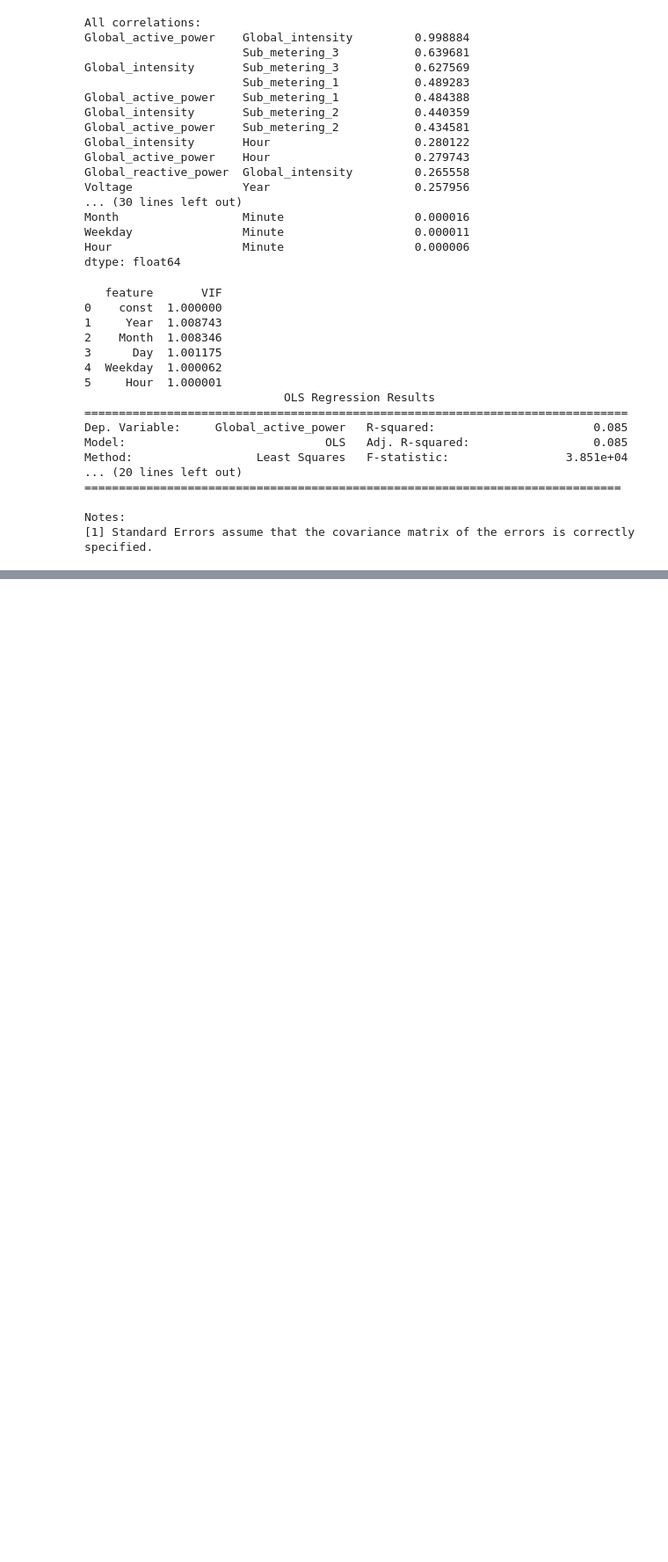
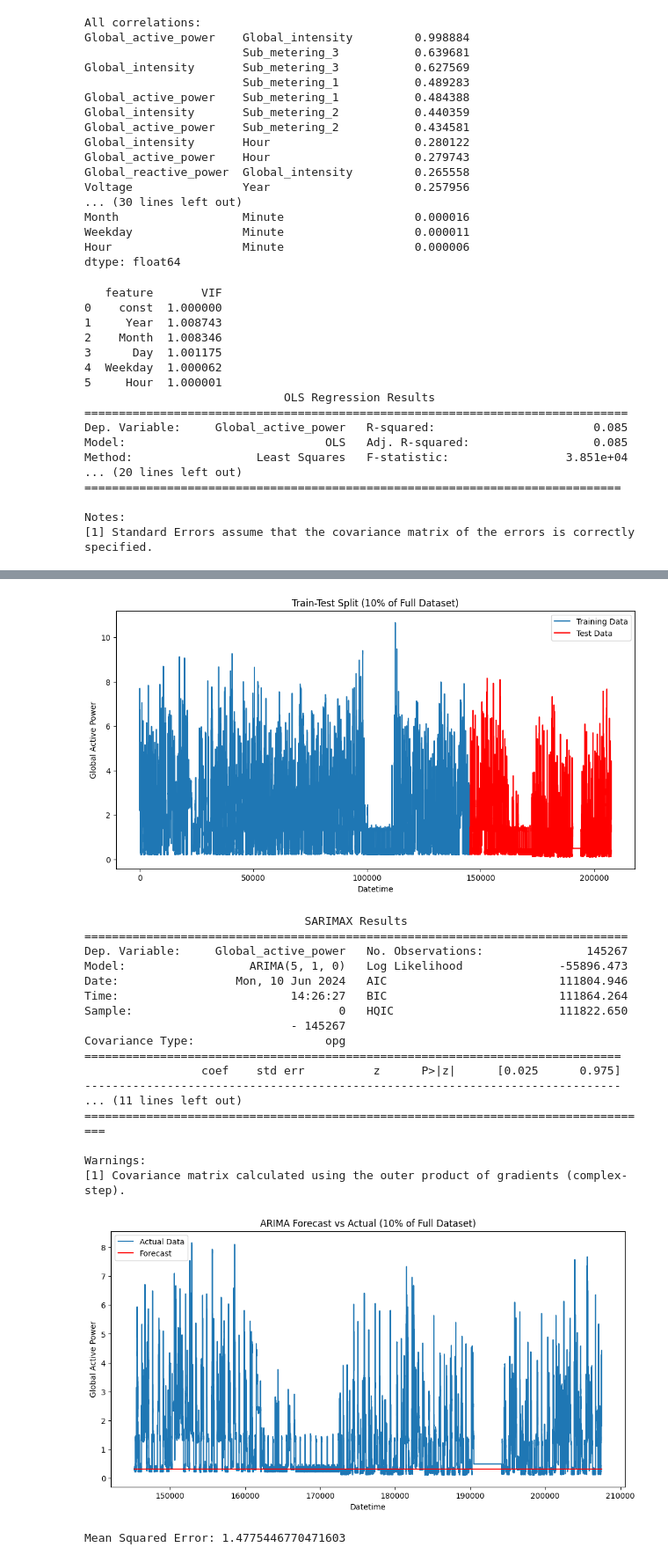
Before and after one commit to Ozziehman/Energiescan, a Jupyter notebook: EDA_household_power_consumption.ipynb, the cells around one changed output, grey strips where cells are left out. Shown at 88% size. Cells and saved outputs as stored; diff of their text form; code cells hidden in the pictures; blank space fills up the shorter version.

Commit message:
added arima work

```diff
--- a/EDA_household_power_consumption.ipynb
+++ b/EDA_household_power_consumption.ipynb
@@ -99,14 +99,16 @@ df.isnull().sum().sum()
 # %%
 #sns.pairplot(df)
 # %%
-df['Year'] = df['DateTime'].dt.year
-df['Month'] = df['DateTime'].dt.month
-df['Day'] = df['DateTime'].dt.day
-df['Weekday'] = df['DateTime'].dt.weekday  # monday=0, sunday=6
-df['Hour'] = df['DateTime'].dt.hour
-df['Minute'] = df['DateTime'].dt.minute
+df_datetime = df.copy()
 
-df.drop('DateTime', axis=1, inplace=True)
+df['Year'] = df['Datetime'].dt.year
+df['Month'] = df['Datetime'].dt.month
+df['Day'] = df['Datetime'].dt.day
+df['Weekday'] = df['Datetime'].dt.weekday  # monday=0, sunday=6
+df['Hour'] = df['Datetime'].dt.hour
+df['Minute'] = df['Datetime'].dt.minute
+
+df.drop('Datetime', axis=1, inplace=True)
 
 correlation_matrix = df.corr()
 
@@ -247,0 +252,60 @@ KeyboardInterrupt:
+# %%
+from statsmodels.tsa.arima.model import ARIMA
+from sklearn.metrics import mean_squared_error
+
+subset_df = df.head(int(len(df) * 0.1))
+
+split_ratio = 0.7
+split_point = int(len(subset_df) * split_ratio)
+train, test = subset_df[:split_point], subset_df[split_point:]
+
+train_series = train['Global_active_power']
+test_series = test['Global_active_power']
+
+plt.figure(figsize=(12, 6))
+plt.plot(train_series, label='Training Data')
+plt.plot(test_series, label='Test Data', color='red')
+plt.title('Train-Test Split (10% of Full Dataset)')
+plt.xlabel('Datetime')
+plt.ylabel('Global Active Power')
+plt.legend()
+plt.show()
+
+model = ARIMA(train_series, order=(5, 1, 0))
+model_fit = model.fit()
+
+print(model_fit.summary())
+forecast = model_fit.forecast(steps=len(test_series))
+
+plt.figure(figsize=(12, 6))
+plt.plot(test_series, label='Actual Data')
+plt.plot(test_series.index, forecast, label='Forecast', color='red')
+plt.title('ARIMA Forecast vs Actual (10% of Full Dataset)')
+plt.xlabel('Datetime')
+plt.ylabel('Global Active Power')
+plt.legend()
+plt.show()
+
+mse = mean_squared_error(test_series, forecast)
+print(f'Mean Squared Error: {mse}')
+# %% [output]
+[figure, added]
+                                SARIMAX Results
+===============================================================================
+Dep. Variable:     Global_active_power   No. Observations:               145267
+Model:                  ARIMA(5, 1, 0)   Log Likelihood              -55896.473
+Date:                 Mon, 10 Jun 2024   AIC                         111804.946
+Time:                         14:26:27   BIC                         111864.264
+Sample:                              0   HQIC                        111822.650
+                              - 145267
+Covariance Type:                   opg
+==============================================================================
+                 coef    std err          z      P>|z|      [0.025      0.975]
+------------------------------------------------------------------------------
+... (11 lines left out)
+===================================================================================
+
+Warnings:
+[1] Covariance matrix calculated using the outer product of gradients (complex-step).
+[figure, added]
+Mean Squared Error: 1.4775446770471603
```
Also changed, not shown: parts of 13 cells of this notebook, 1 other file.
